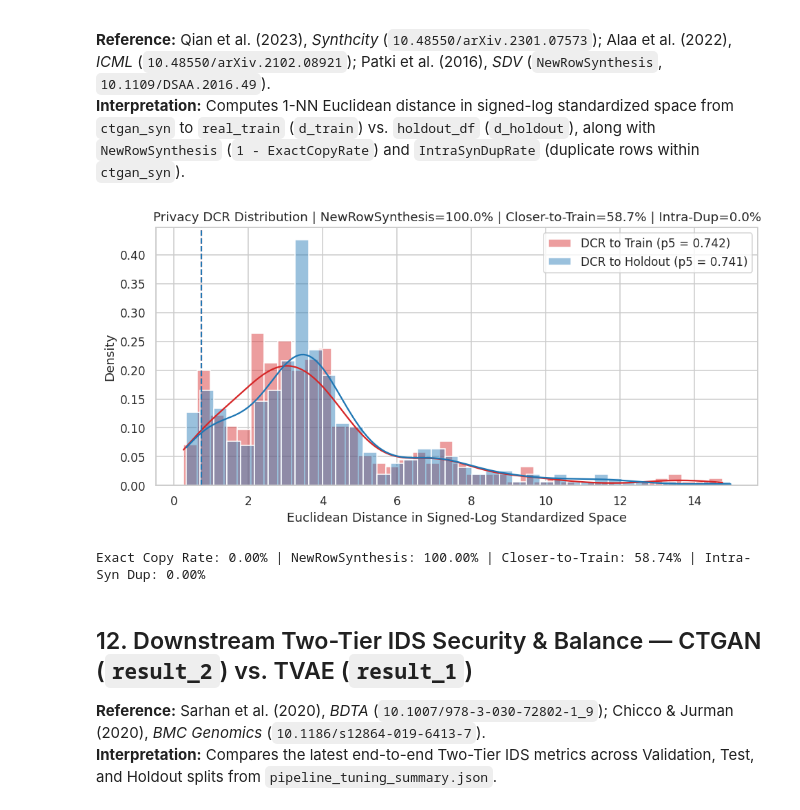
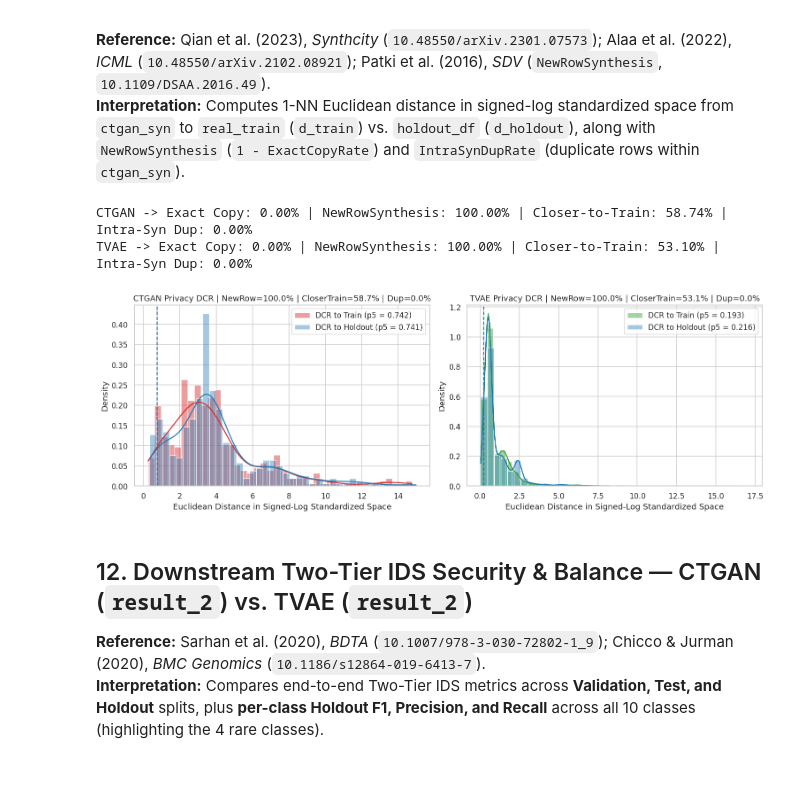
Before and after one commit to ThanhLeDuc552/SynthGuard---Individual-Contribution, a Jupyter notebook: SAP-DCG/notebooks/synthetic_metrics_evaluation.ipynb, the cells around one changed output. Cells and saved outputs as stored; diff of their text form; code cells hidden in the pictures; blank space fills up the shorter version.

```diff
--- a/SAP-DCG/notebooks/synthetic_metrics_evaluation.ipynb
+++ b/SAP-DCG/notebooks/synthetic_metrics_evaluation.ipynb
@@ -52,15 +52,15 @@ test_df = pd.read_csv(ROOT / "dataset/dev_splits/NF-UNSW-NB15-v3_test.csv")
 holdout_df = pd.read_csv(ROOT / "dataset/holdout_set/NF-UNSW-NB15-v3.csv")
 
 ctgan_syn = pd.read_csv(ROOT / "results/ctgan/result_2/synthetic_samples_kept.csv")
-tvae_syn_file = pd.read_csv(ROOT / "results/tvae/result_1/synthetic_samples_kept.csv")
+tvae_syn = pd.read_csv(ROOT / "results/tvae/result_2/synthetic_samples_kept.csv")
 ctgan_final_train = pd.read_csv(ROOT / "results/ctgan/result_2/unsw_nb15_final_pipeline_train.csv", usecols=["Label", "Attack"])
-tvae_final_train = pd.read_csv(ROOT / "results/tvae/result_1/unsw_nb15_final_pipeline_train.csv", usecols=["Label", "Attack"])
+tvae_final_train = pd.read_csv(ROOT / "results/tvae/result_2/unsw_nb15_final_pipeline_train.csv", usecols=["Label", "Attack"])
 
 with open(ROOT / "dataset/synthetic_deficit.json") as f:
     deficit_cfg = json.load(f)
 with open(ROOT / "results/ctgan/result_2/pipeline_tuning_summary.json") as f:
     ctgan_summary = json.load(f)
-with open(ROOT / "results/tvae/result_1/pipeline_tuning_summary.json") as f:
+with open(ROOT / "results/tvae/result_2/pipeline_tuning_summary.json") as f:
     tvae_summary = json.load(f)
 
 feature_cols = [c for c in train_df.columns if c not in ["Label", "Attack"]]
@@ -70,6 +70,11 @@ cont_cols = [c for c in feature_cols if c not in cat_cols]
 real_attacks = train_df[train_df["Label"] == 1].reset_index(drop=True)
 holdout_attacks = holdout_df[holdout_df["Label"] == 1].reset_index(drop=True)
 
+syn_datasets = {"CTGAN": ctgan_syn, "TVAE": tvae_syn}
+SYN_COLORS = {"CTGAN": "#d62728", "TVAE": "#2ca02c"}
+SYN_LINESTYLES = {"CTGAN": "--", "TVAE": ":"}
+SYN_MARKERS = {"CTGAN": "x", "TVAE": "+"}
+
 # Clean numeric matrices helper
 def clean_numeric(df, cols, fill_series=None):
     out = df[cols].apply(pd.to_numeric, errors="coerce").replace([np.inf, -np.inf], np.nan)
@@ -78,8 +83,8 @@ def clean_numeric(df, cols, fill_series=None):
     return out.fillna(fill_series), fill_series
 
 print(f"Real Train: {len(train_df):,} (Attacks: {len(real_attacks):,}) | Test: {len(test_df):,} | Holdout: {len(holdout_df):,}")
-print(f"CTGAN Kept Syn: {len(ctgan_syn):,} | CTGAN Final Train: {len(ctgan_final_train):,}")
-print(f"TVAE Final Train: {len(tvae_final_train):,} (0 pipeline synthetic rows added; y_max=1)")
-print(f"Note: results/tvae/result_1/synthetic_samples_kept.csv equals CTGAN kept CSV? {ctgan_syn.equals(tvae_syn_file)}")
+print(f"CTGAN (result_2) Kept Syn: {len(ctgan_syn):,} | Final Train: {len(ctgan_final_train):,} (best_y_max={ctgan_summary['configuration']['best_y_max']})")
+print(f"TVAE  (result_2) Kept Syn: {len(tvae_syn):,} | Final Train: {len(tvae_final_train):,} (best_y_max={tvae_summary['configuration']['best_y_max']})")
+print(f"CTGAN Kept == TVAE Kept? {ctgan_syn.equals(tvae_syn)}")
 # %% [output]
 Real Train: 690,228 (Attacks: 55,612) | Test: 197,208 | Holdout: 246,511
@@ -548,42 +631,48 @@ L2 Directional Asymmetry JSD: 0.1462 | L3 Mean Flag Entropy Diff: 0.3450 bits
 # %%
 # Metric 11: DCR (Size-Matched Real Attacks vs Holdout Attacks), NewRowSynthesis, and Intra-Synthetic Duplication
 n_ref = len(holdout_attacks)
 tr_sub = real_attacks.sample(n=n_ref, random_state=SEED)
 ho_sub = holdout_attacks.copy()
 
 Xtr_p, med_p = clean_numeric(tr_sub, feature_cols)
 Xho_p, _ = clean_numeric(ho_sub, feature_cols, med_p)
-Xsy_p, _ = clean_numeric(ctgan_syn, feature_cols, med_p)
 
 sc_p = StandardScaler().fit(signed_log(Xtr_p.values))
 E_tr = sc_p.transform(signed_log(Xtr_p.values))
 E_ho = sc_p.transform(signed_log(Xho_p.values))
-E_sy = sc_p.transform(signed_log(Xsy_p.values))
+nn_tr_p = NearestNeighbors(n_neighbors=1).fit(E_tr)
+nn_ho_p = NearestNeighbors(n_neighbors=1).fit(E_ho)
 
-d_tr = NearestNeighbors(n_neighbors=1).fit(E_tr).kneighbors(E_sy)[0][:, 0]
-d_ho = NearestNeighbors(n_neighbors=1).fit(E_ho).kneighbors(E_sy)[0][:, 0]
+fig, axes = plt.subplots(1, 2, figsize=(14, 4.8))
+for ax, (name, syn_df) in zip(axes, syn_datasets.items()):
+    Xsy_p, _ = clean_numeric(syn_df, feature_cols, med_p)
+    E_sy = sc_p.transform(signed_log(Xsy_p.values))
 
-exact_copy_rate = float((d_tr < 1e-9).mean())
-new_row_synthesis = 1.0 - exact_copy_rate
-closer_to_train = float((d_tr < d_ho).mean())
-intra_dup_rate = float(ctgan_syn.duplicated(subset=feature_cols).mean())
+    d_tr = nn_tr_p.kneighbors(E_sy)[0][:, 0]
+    d_ho = nn_ho_p.kneighbors(E_sy)[0][:, 0]
 
-fig, ax = plt.subplots(figsize=(9, 4.5))
-sns.histplot(d_tr, bins=40, kde=True, stat="density", alpha=0.45, color="#d62728", label=f"DCR to Train (p5 = {np.percentile(d_tr, 5):.3f})", ax=ax)
-sns.histplot(d_ho, bins=40, kde=True, stat="density", alpha=0.45, color="#1f77b4", label=f"DCR to Holdout (p5 = {np.percentile(d_ho, 5):.3f})", ax=ax)
-ax.axvline(np.percentile(d_tr, 5), color="#d62728", linestyle="--", lw=1.4)
-ax.axvline(np.percentile(d_ho, 5), color="#1f77b4", linestyle="--", lw=1.4)
-ax.set_title(f"Privacy DCR Distribution | NewRowSynthesis={new_row_synthesis:.1%} | Closer-to-Train={closer_to_train:.1%} | Intra-Dup={intra_dup_rate:.1%}")
-ax.set_xlabel("Euclidean Distance in Signed-Log Standardized Space")
-ax.legend()
+    exact_copy_rate = float((d_tr < 1e-9).mean())
+    new_row_synthesis = 1.0 - exact_copy_rate
+    closer_to_train = float((d_tr < d_ho).mean())
+    intra_dup_rate = float(syn_df.duplicated(subset=feature_cols).mean())
+
+    sns.histplot(d_tr, bins=40, kde=True, stat="density", alpha=0.45, color=SYN_COLORS[name], label=f"DCR to Train (p5 = {np.percentile(d_tr, 5):.3f})", ax=ax)
+    sns.histplot(d_ho, bins=40, kde=True, stat="density", alpha=0.40, color="#1f77b4", label=f"DCR to Holdout (p5 = {np.percentile(d_ho, 5):.3f})", ax=ax)
+    ax.axvline(np.percentile(d_tr, 5), color=SYN_COLORS[name], linestyle="--", lw=1.4)
+    ax.axvline(np.percentile(d_ho, 5), color="#1f77b4", linestyle="--", lw=1.4)
+    ax.set_title(f"{name} Privacy DCR | NewRow={new_row_synthesis:.1%} | CloserTrain={closer_to_train:.1%} | Dup={intra_dup_rate:.1%}")
+    ax.set_xlabel("Euclidean Distance in Signed-Log Standardized Space")
+    ax.legend()
+    print(f"{name} -> Exact Copy: {exact_copy_rate:.2%} | NewRowSynthesis: {new_row_synthesis:.2%} | Closer-to-Train: {closer_to_train:.2%} | Intra-Syn Dup: {intra_dup_rate:.2%}")
+
 plt.tight_layout()
 plt.show()
-print(f"Exact Copy Rate: {exact_copy_rate:.2%} | NewRowSynthesis: {new_row_synthesis:.2%} | Closer-to-Train: {closer_to_train:.2%} | Intra-Syn Dup: {intra_dup_rate:.2%}")
 # %% [output]
+CTGAN -> Exact Copy: 0.00% | NewRowSynthesis: 100.00% | Closer-to-Train: 58.74% | Intra-Syn Dup: 0.00%
+TVAE -> Exact Copy: 0.00% | NewRowSynthesis: 100.00% | Closer-to-Train: 53.10% | Intra-Syn Dup: 0.00%
-[figure, old version]
+[figure, new version]
-Exact Copy Rate: 0.00% | NewRowSynthesis: 100.00% | Closer-to-Train: 58.74% | Intra-Syn Dup: 0.00%
 # %% [markdown]
-## 12. Downstream Two-Tier IDS Security & Balance — CTGAN (`result_2`) vs. TVAE (`result_1`)
+## 12. Downstream Two-Tier IDS Security & Balance — CTGAN (`result_2`) vs. TVAE (`result_2`)
 **Reference:** Sarhan et al. (2020), *BDTA* (`10.1007/978-3-030-72802-1_9`); Chicco & Jurman (2020), *BMC Genomics* (`10.1186/s12864-019-6413-7`).
-**Interpretation:** Compares the latest end-to-end Two-Tier IDS metrics across Validation, Test, and Holdout splits from `pipeline_tuning_summary.json`.
+**Interpretation:** Compares end-to-end Two-Tier IDS metrics across **Validation, Test, and Holdout** splits, plus **per-class Holdout F1, Precision, and Recall** across all 10 classes (highlighting the 4 rare classes).
 # %%
```
Also changed, not shown: parts of 19 cells of this notebook, 7 other files.
